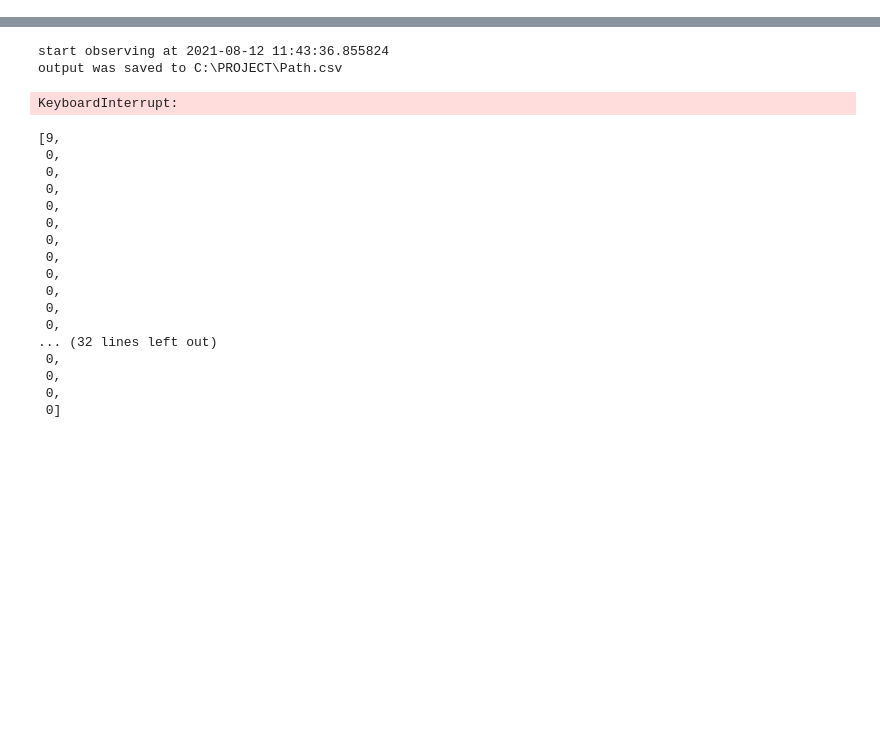
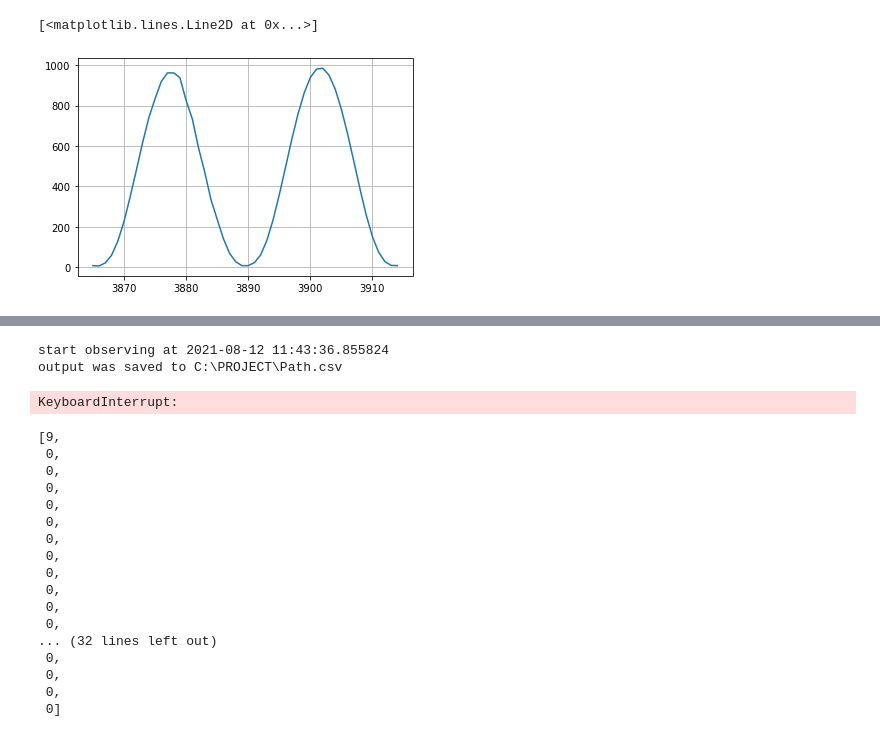
Before and after one commit to alisher592/toy_ems0, a Jupyter notebook: qw/Day-ahead.ipynb, the cells around one changed output, grey strips where cells are left out. Saved outputs shown, nothing was run; the diff lists cells and outputs as text; code cells hidden in the pictures; blank space fills up the shorter version.

```diff
--- a/qw/Day-ahead.ipynb
+++ b/qw/Day-ahead.ipynb
@@ -34,5 +36,10 @@ T2 = 23 #1724, 3724, 3915, 1920, 3650
 
 T = np.array([t for t in range(T1, T2)])
+# %%
+plt.plot(PV[3865:3915])
+# %% [output]
+[<matplotlib.lines.Line2D at 0x...>]
+[figure, added]
 # %%
 N = 4
 N = np.array([n for n in range(0, N)])
```
Also changed, not shown: parts of 6 cells of this notebook, 6 other files.
